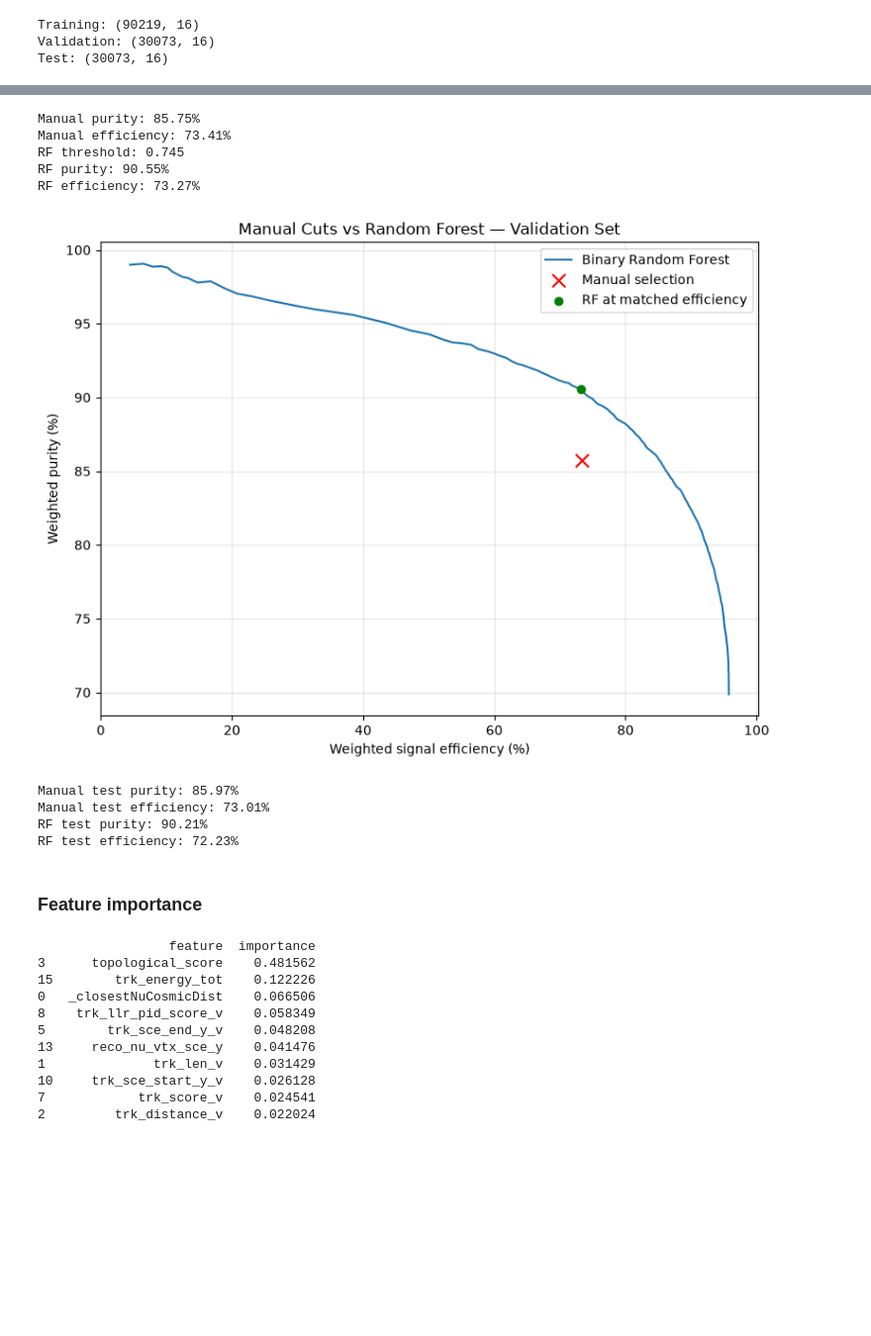
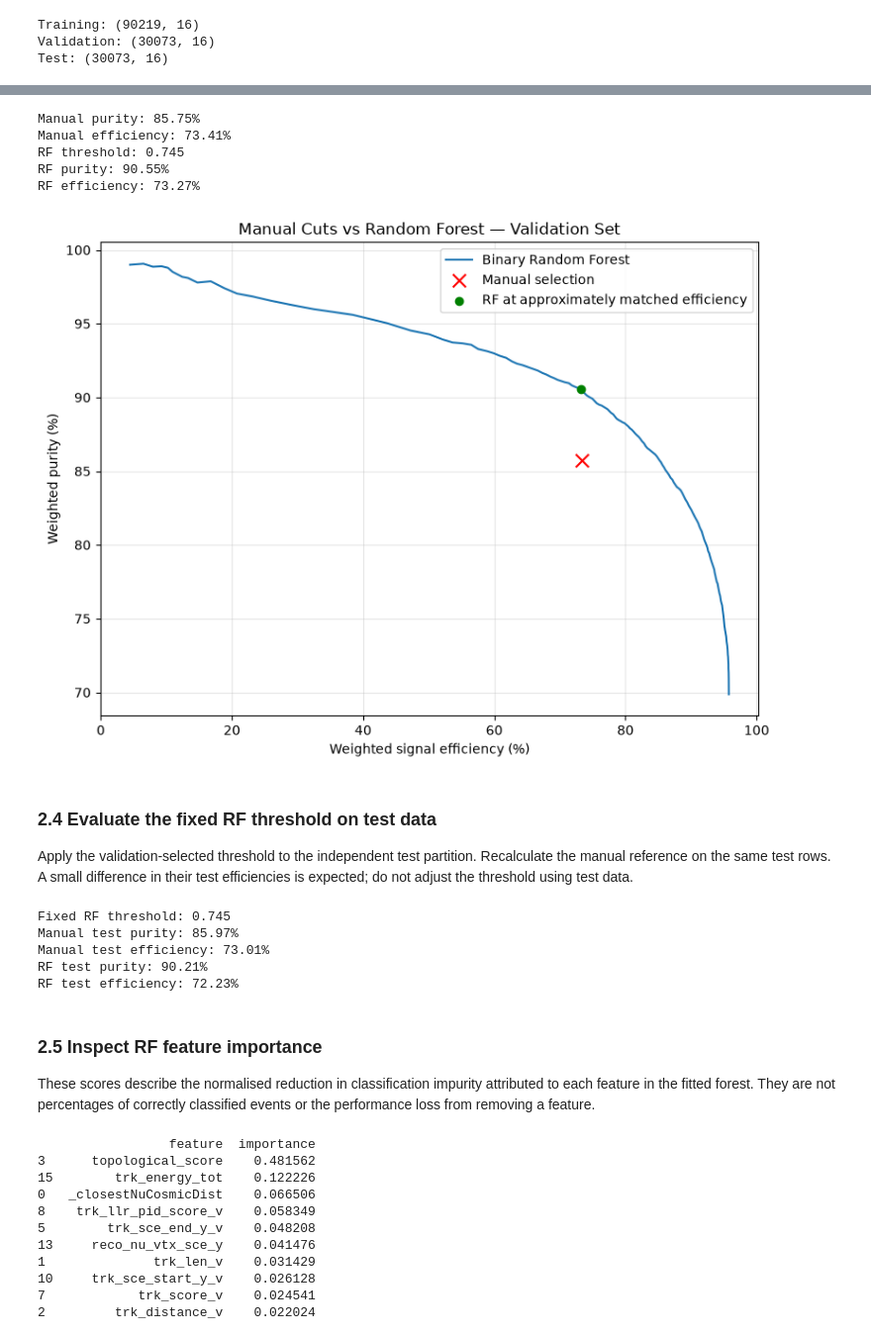
Before and after one commit to CanonicaliTY/uboone_lab_student_copy, a Jupyter notebook: ML_selection.ipynb, the cells around one changed output, grey strips where cells are left out. Shown at 99% size. Drawn from its saved outputs; the diff is of its cells as text; code cells hidden in the pictures; blank space fills up the shorter version.

```diff
--- a/ML_selection.ipynb
+++ b/ML_selection.ipynb
@@ -112,15 +184,0 @@ Score range: 0.015534885392297453 0.9821854810971911
-# %%
-# Calculate weighted purity and signal efficiency
-def selection_metrics(selected, labels, weights):
-    selected = np.asarray(selected, dtype=bool)
-    labels = np.asarray(labels, dtype=bool)
-    weights = np.asarray(weights)
-
-    signal_before = weights[labels].sum()
-    signal_after = weights[selected & labels].sum()
-    total_after = weights[selected].sum()
-
-    purity = signal_after / total_after if total_after > 0 else np.nan
-    efficiency = signal_after / signal_before
-
-    return purity, efficiency
@@ -127,23 +189,12 @@ def selection_metrics(selected, labels, weights):
 # %%
-# Common reconstructed-energy window
-energy_window = (
-    (X_val["trk_energy_tot"] > 0) &
-    (X_val["trk_energy_tot"] < 2)
-).to_numpy()
-
-# Original manual selection
-manual_selected = (
-    energy_window &
-    X_val["reco_nu_vtx_sce_x"].between(10, 245, inclusive="neither").to_numpy() &
-    X_val["reco_nu_vtx_sce_y"].between(-100, 100, inclusive="neither").to_numpy() &
-    X_val["reco_nu_vtx_sce_z"].between(20, 1000, inclusive="neither").to_numpy() &
-    (X_val["topological_score"] > 0.2).to_numpy()
-)
+# Establish the shared validation energy window and manual reference
+val_energy_mask = analysis_energy_mask(X_val).to_numpy()
+manual_selected = manual_selection_mask(X_val).to_numpy()
 
 manual_purity, manual_efficiency = selection_metrics(
     manual_selected, y_val, w_val
 )
 
-print(f"Manual purity: {manual_purity:.2%}")
-print(f"Manual efficiency: {manual_efficiency:.2%}")
+print(f"Manual validation purity: {manual_purity:.2%}")
+print(f"Manual validation efficiency: {manual_efficiency:.2%}")
 # %% [output]
@@ -152,14 +209,13 @@ Manual efficiency: 73.41%
 # %%
 # Evaluate Random Forest at different score thresholds
 
-import matplotlib.pyplot as plt
 thresholds = np.linspace(0, 1, 201)
 
 rf_purities = []
 rf_efficiencies = []
 
 for threshold in thresholds:
-    rf_selected = energy_window & (signal_scores >= threshold)
+    rf_selected = val_energy_mask & (signal_scores >= threshold)
 
     purity, efficiency = selection_metrics(
         rf_selected, y_val, w_val
@@ -173,10 +229,11 @@ rf_efficiencies = np.array(rf_efficiencies)
 
 # Find the RF threshold closest to manual efficiency
 best_idx = np.argmin(np.abs(rf_efficiencies - manual_efficiency))
+rf_threshold = float(thresholds[best_idx])
 
 print(f"Manual purity: {manual_purity:.2%}")
 print(f"Manual efficiency: {manual_efficiency:.2%}")
-print(f"RF threshold: {thresholds[best_idx]:.3f}")
+print(f"RF threshold: {rf_threshold:.3f}")
 print(f"RF purity: {rf_purities[best_idx]:.2%}")
 print(f"RF efficiency: {rf_efficiencies[best_idx]:.2%}")
 
@@ -194,71 +251,66 @@ ax.scatter(
     manual_purity * 100,
     color="red",
     marker="x",
     s=100,
     label="Manual selection",
     zorder=5
 )
 
 ax.scatter(
     rf_efficiencies[best_idx] * 100,
     rf_purities[best_idx] * 100,
     color="green",
     marker="o",
-    label="RF at matched efficiency",
+    label="RF at approximately matched efficiency",
     zorder=5
 )
 
 ax.set_xlabel("Weighted signal efficiency (%)")
 ax.set_ylabel("Weighted purity (%)")
 ax.set_title("Manual Cuts vs Random Forest — Validation Set")
 
 ax.legend()
 ax.grid(alpha=0.3)
 plt.tight_layout()
 plt.show()
 # %% [output]
 Manual purity: 85.75%
 Manual efficiency: 73.41%
 RF threshold: 0.745
 RF purity: 90.55%
 RF efficiency: 73.27%
-[figure, old version]
+[figure, new version]
+# %% [markdown]
+### 2.4 Evaluate the fixed RF threshold on test data
+
+Apply the validation-selected threshold to the independent test partition. Recalculate the manual reference on the same test rows. A small difference in their test efficiencies is expected; do not adjust the threshold using test data.
 # %%
-# Predict signal probabilities on test data
+# Apply the fixed validation threshold to test scores
 test_scores = rf_binary.predict_proba(X_test)[:, 1]
-
-energy_window_test = (
-    (X_test["trk_energy_tot"] > 0) &
-    (X_test["trk_energy_tot"] < 2)
-).to_numpy()
-
-manual_selected_test = (
-    energy_window_test &
-    X_test["reco_nu_vtx_sce_x"].between(10, 245, inclusive="neither").to_numpy() &
-    X_test["reco_nu_vtx_sce_y"].between(-100, 100, inclusive="neither").to_numpy() &
-    X_test["reco_nu_vtx_sce_z"].between(20, 1000, inclusive="neither").to_numpy() &
-    (X_test["topological_score"] > 0.2).to_numpy()
-)
-
-rf_selected_test = energy_window_test & (test_scores >= 0.745)
+test_energy_mask = analysis_energy_mask(X_test).to_numpy()
+manual_selected_test = manual_selection_mask(X_test).to_numpy()
+rf_selected_test = test_energy_mask & (test_scores >= rf_threshold)
 
 manual_purity_test, manual_efficiency_test = selection_metrics(
     manual_selected_test, y_test, w_test
 )
-
 rf_purity_test, rf_efficiency_test = selection_metrics(
     rf_selected_test, y_test, w_test
 )
 
+print(f"Fixed RF threshold: {rf_threshold:.3f}")
 print(f"Manual test purity: {manual_purity_test:.2%}")
 print(f"Manual test efficiency: {manual_efficiency_test:.2%}")
 print(f"RF test purity: {rf_purity_test:.2%}")
 print(f"RF test efficiency: {rf_efficiency_test:.2%}")
 # %% [output]
+Fixed RF threshold: 0.745
 Manual test purity: 85.97%
 Manual test efficiency: 73.01%
 RF test purity: 90.21%
 RF test efficiency: 72.23%
-# %% [markdown]
-### Feature importance
+# %% [markdown]
+### 2.5 Inspect RF feature importance
+
+These scores describe the normalised reduction in classification impurity attributed to each feature in the fitted forest. They are not percentages of correctly classified events or the performance loss from removing a feature.
 # %%
```
Also changed, not shown: parts of 33 cells of this notebook, 4 other files.
